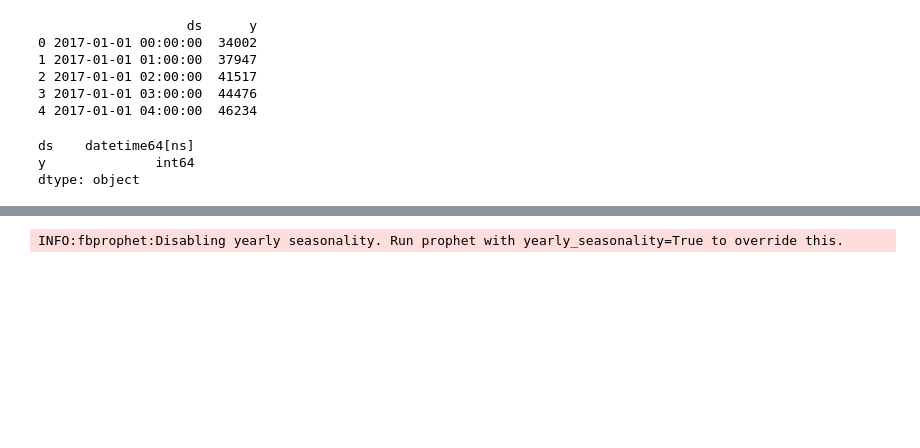
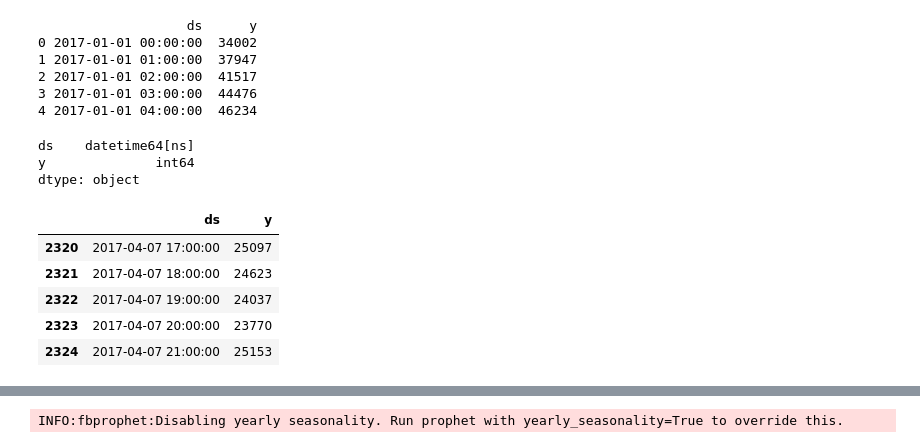
Before and after one commit to Murcha1990/ML_2019_March, a Jupyter notebook: Занятие 11/TS_All.ipynb, the cells around one changed output, grey strips where cells are left out. Saved outputs shown, nothing was run; the diff lists cells and outputs as text; code cells hidden in the pictures; blank space fills up the shorter version.

```diff
--- a/Занятие 11/TS_All.ipynb
+++ b/Занятие 11/TS_All.ipynb
@@ -758,3 +757,12 @@ d.dtypes
 ds    datetime64[ns]
 y              int64
 dtype: object
+# %%
+d_train.tail()
+# %% [output]
+|  | ds | y |
+| 2320 | 2017-04-07 17:00:00 | 25097 |
+| 2321 | 2017-04-07 18:00:00 | 24623 |
+| 2322 | 2017-04-07 19:00:00 | 24037 |
+| 2323 | 2017-04-07 20:00:00 | 23770 |
+| 2324 | 2017-04-07 21:00:00 | 25153 |
```
Also changed, not shown: parts of 37 cells of this notebook.
